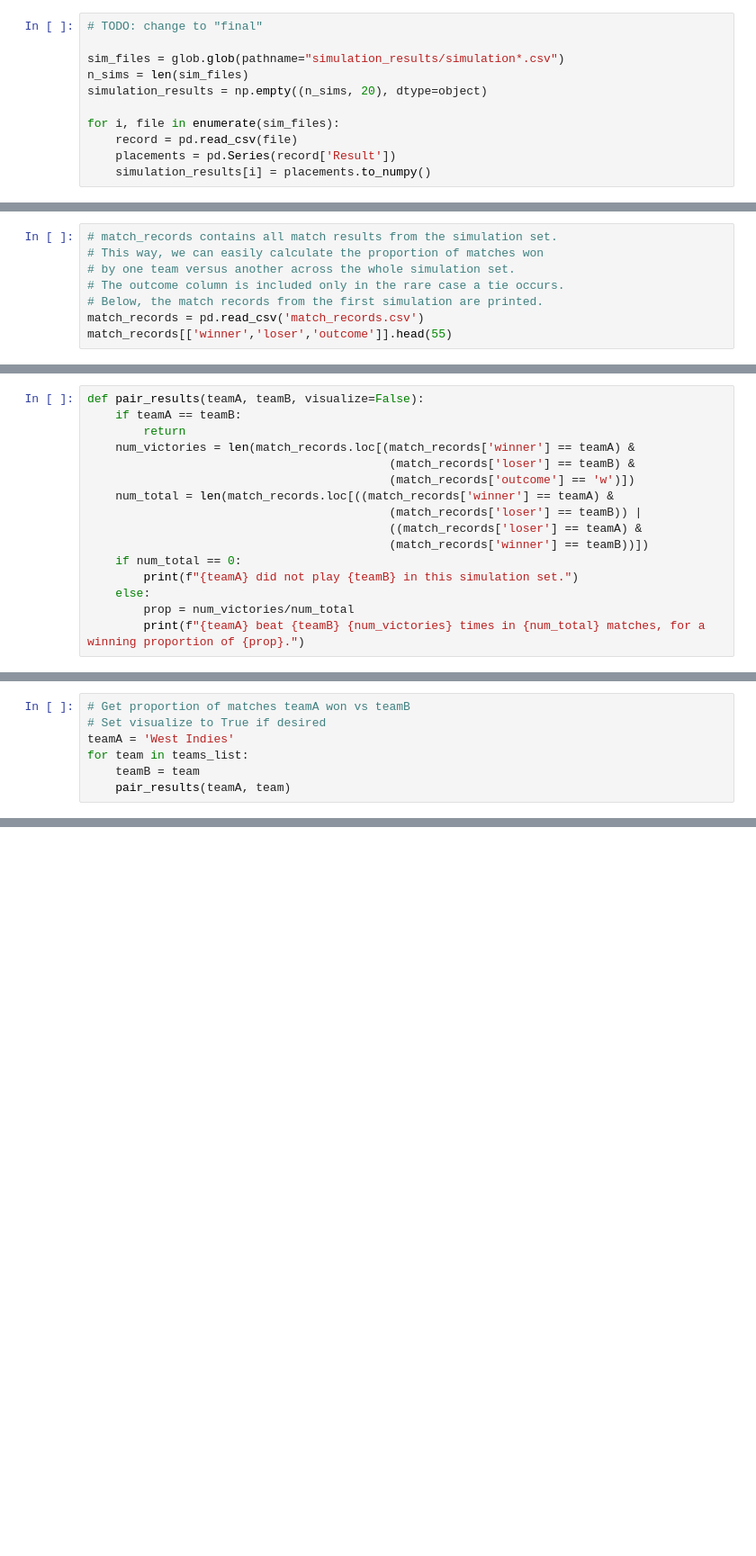
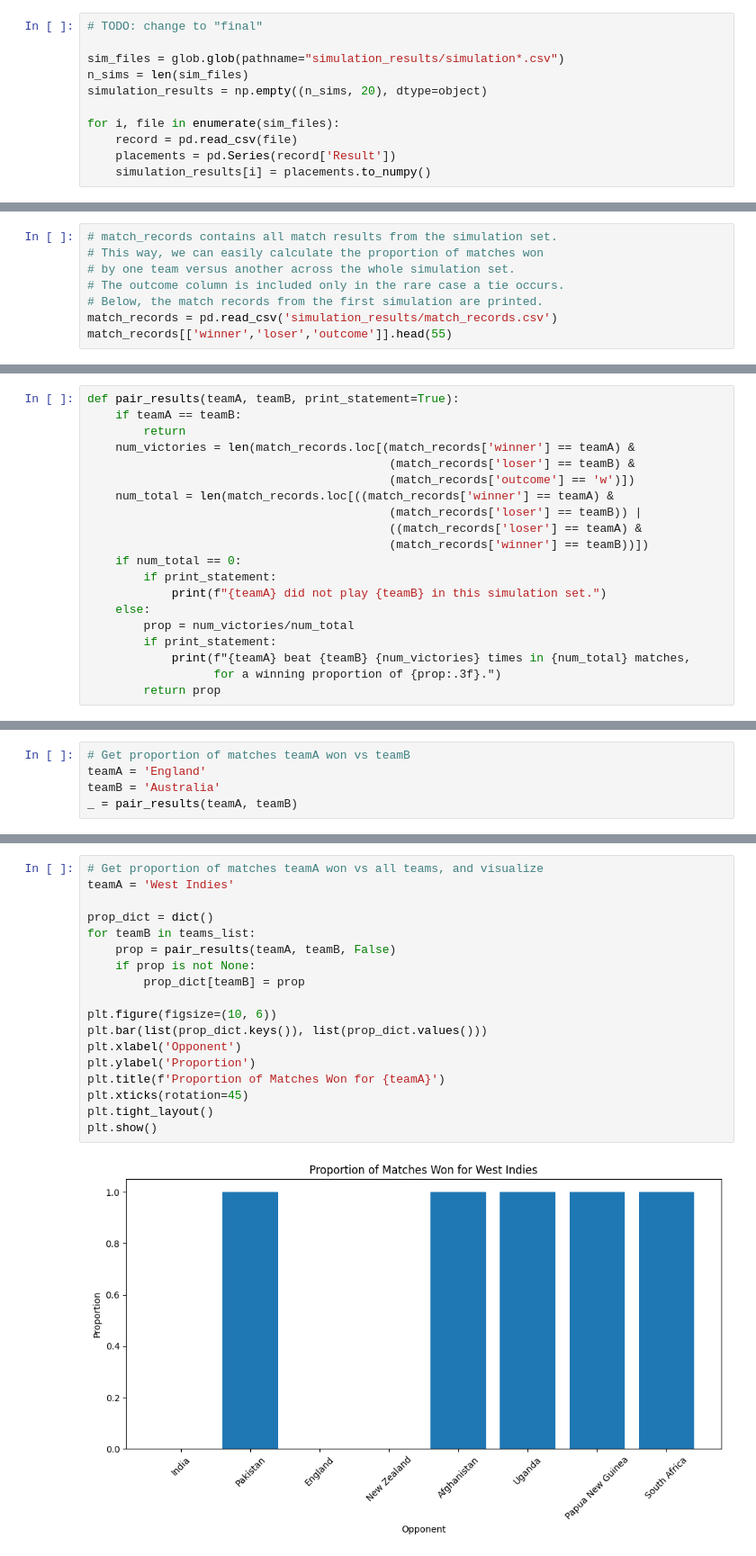
Before and after one commit to loreeian/wsa-cricket-2024-public, a Jupyter notebook: visualize.ipynb, the cells around one changed output, grey strips where cells are left out. Shown at 90% size. Saved outputs shown, nothing was run; the diff lists cells and outputs as text; blank space fills up the shorter version.

```diff
--- a/visualize.ipynb
+++ b/visualize.ipynb
@@ -33,5 +55,5 @@ for i in range(0,20):
 # by one team versus another across the whole simulation set.
 # The outcome column is included only in the rare case a tie occurs.
 # Below, the match records from the first simulation are printed.
-match_records = pd.read_csv('match_records.csv')
+match_records = pd.read_csv('simulation_results/match_records.csv')
 match_records[['winner','loser','outcome']].head(55)
@@ -44,5 +98,5 @@ match_records[['winner','loser','outcome']].head(55)
 # %%
-def pair_results(teamA, teamB, visualize=False):
+def pair_results(teamA, teamB, print_statement=True):
     if teamA == teamB:
         return
     num_victories = len(match_records.loc[(match_records['winner'] == teamA) &
@@ -53,10 +107,14 @@ def pair_results(teamA, teamB, visualize=False):
                                            ((match_records['loser'] == teamA) &
                                            (match_records['winner'] == teamB))])
     if num_total == 0:
-        print(f"{teamA} did not play {teamB} in this simulation set.")
+        if print_statement:
+            print(f"{teamA} did not play {teamB} in this simulation set.")
     else:
         prop = num_victories/num_total
-        print(f"{teamA} beat {teamB} {num_victories} times in {num_total} matches, for a winning proportion of {prop}.")
+        if print_statement:
+            print(f"{teamA} beat {teamB} {num_victories} times in {num_total} matches,
+                  for a winning proportion of {prop:.3f}.")
+        return prop
 # %%
 # Get bar chart / pie chart for any team here!
 team = 'Australia'  # Example
@@ -65,7 +126,5 @@ team = 'Australia'  # Example
 # %%
 # Get proportion of matches teamA won vs teamB
-# Set visualize to True if desired
-teamA = 'West Indies'
-for team in teams_list:
-    teamB = team
-    pair_results(teamA, team)
+teamA = 'England'
+teamB = 'Australia'
+_ = pair_results(teamA, teamB)
@@ -75,0 +133,20 @@ for team in teams_list:
+# %%
+# Get proportion of matches teamA won vs all teams, and visualize
+teamA = 'West Indies'
+
+prop_dict = dict()
+for teamB in teams_list:
+    prop = pair_results(teamA, teamB, False)
+    if prop is not None:
+        prop_dict[teamB] = prop
+
+plt.figure(figsize=(10, 6))
+plt.bar(list(prop_dict.keys()), list(prop_dict.values()))
+plt.xlabel('Opponent')
+plt.ylabel('Proportion')
+plt.title(f'Proportion of Matches Won for {teamA}')
+plt.xticks(rotation=45)
+plt.tight_layout()
+plt.show()
+# %% [output]
+[figure, added]
```
Also changed, not shown: parts of 11 cells of this notebook, 4 other files.
